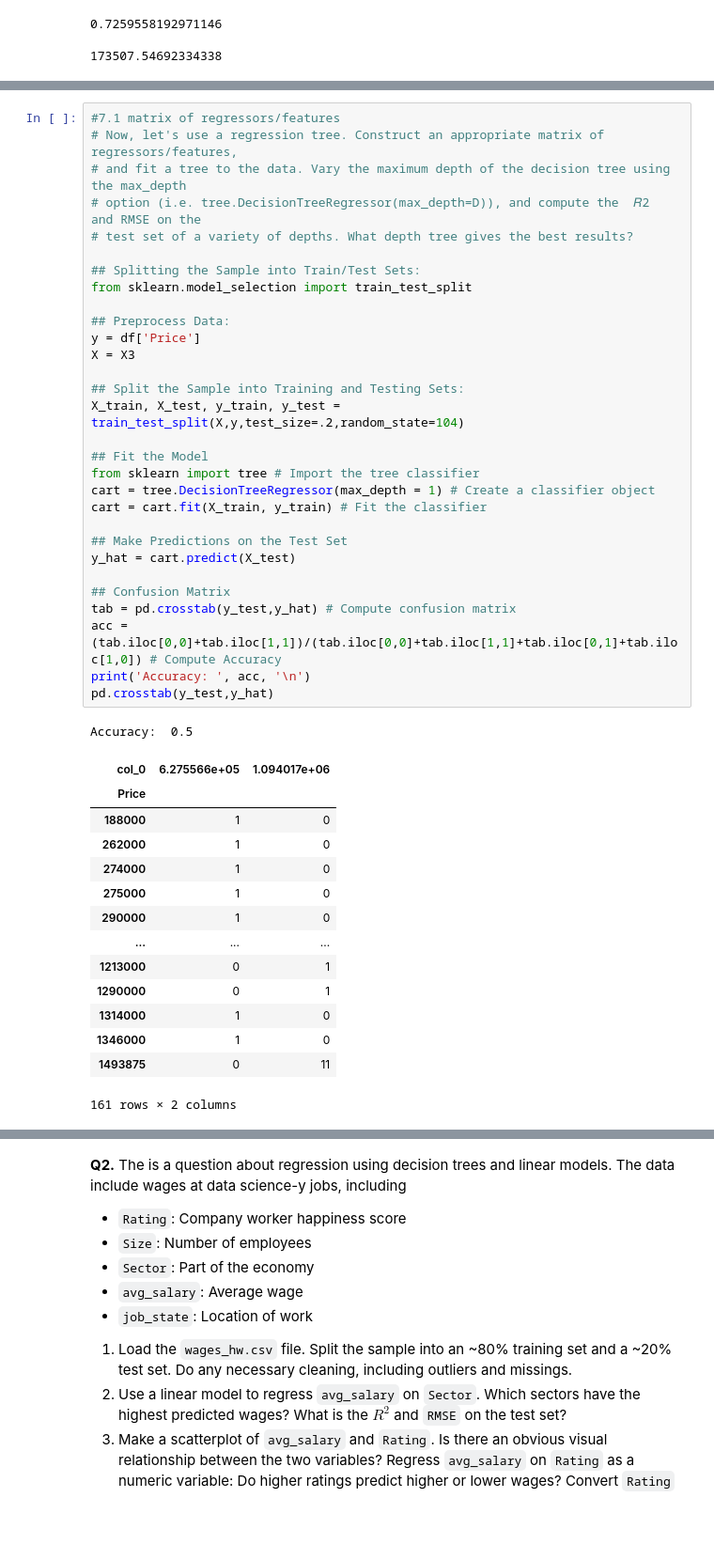
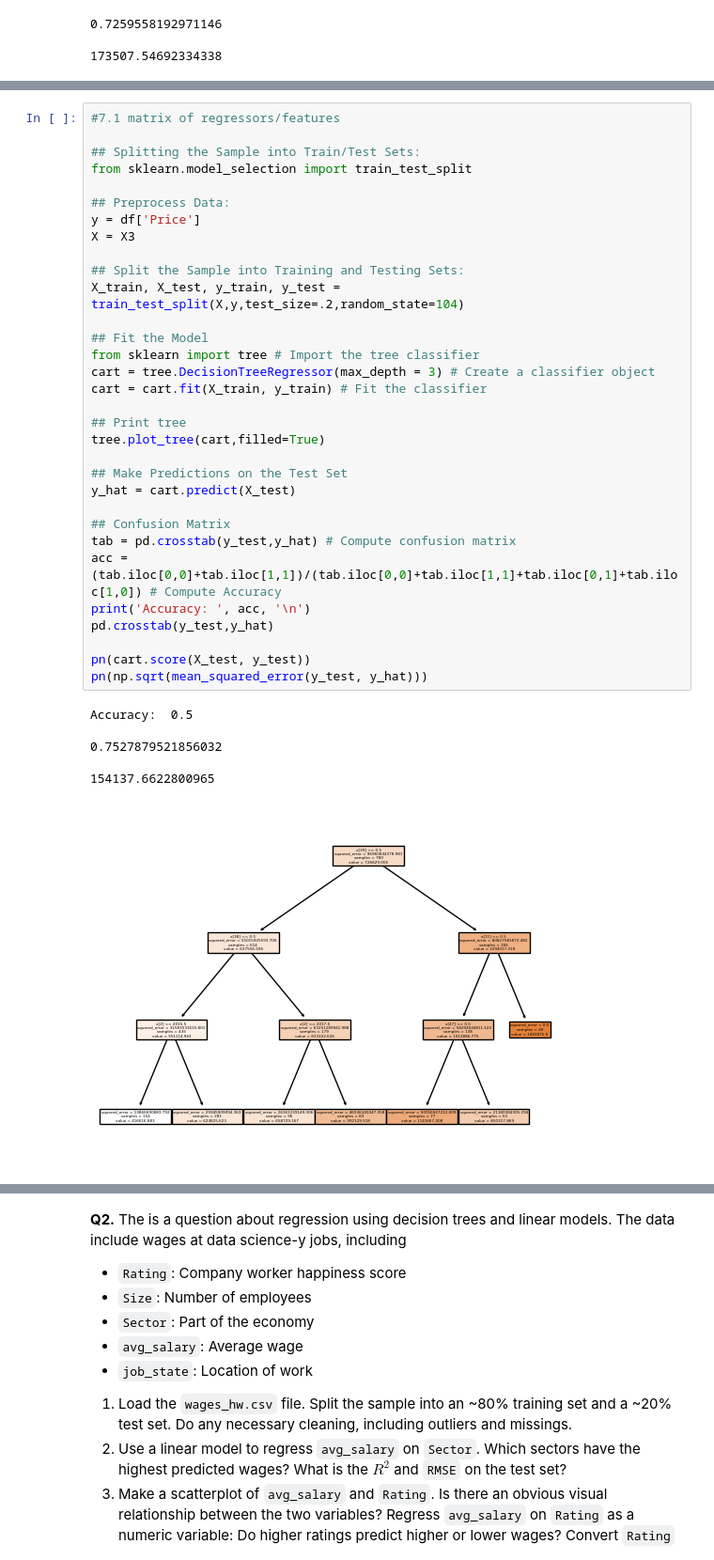
Before and after one commit to victoriadarosa/assignment4, a Jupyter notebook: assignment4.ipynb, the cells around one changed output, grey strips where cells are left out. Shown at 94% size. Drawn from its saved outputs; the diff is of its cells as text; blank space fills up the shorter version.

```diff
--- a/assignment4.ipynb
+++ b/assignment4.ipynb
@@ -230,46 +258,39 @@ pn(np.sqrt(mean_squared_error(y_test, y_pred)))
 # %%
 #7.1 matrix of regressors/features
-# Now, let's use a regression tree. Construct an appropriate matrix of regressors/features,
-# and fit a tree to the data. Vary the maximum depth of the decision tree using the max_depth
-# option (i.e. tree.DecisionTreeRegressor(max_depth=D)), and compute the  𝑅2  and RMSE on the
-# test set of a variety of depths. What depth tree gives the best results?
 
 ## Splitting the Sample into Train/Test Sets:
 from sklearn.model_selection import train_test_split
 
 ## Preprocess Data:
 y = df['Price']
 X = X3
 
 ## Split the Sample into Training and Testing Sets:
 X_train, X_test, y_train, y_test = train_test_split(X,y,test_size=.2,random_state=104)
 
 ## Fit the Model
 from sklearn import tree # Import the tree classifier
-cart = tree.DecisionTreeRegressor(max_depth = 1) # Create a classifier object
+cart = tree.DecisionTreeRegressor(max_depth = 3) # Create a classifier object
 cart = cart.fit(X_train, y_train) # Fit the classifier
+
+## Print tree
+tree.plot_tree(cart,filled=True)
 
 ## Make Predictions on the Test Set
 y_hat = cart.predict(X_test)
 
 ## Confusion Matrix
 tab = pd.crosstab(y_test,y_hat) # Compute confusion matrix
 acc = (tab.iloc[0,0]+tab.iloc[1,1])/(tab.iloc[0,0]+tab.iloc[1,1]+tab.iloc[0,1]+tab.iloc[1,0]) # Compute Accuracy
 print('Accuracy: ', acc, '\n')
 pd.crosstab(y_test,y_hat)
+
+pn(cart.score(X_test, y_test))
+pn(np.sqrt(mean_squared_error(y_test, y_hat)))
 # %% [output]
 Accuracy:  0.5
+
+0.7527879521856032
+
+154137.6622800965
-| col_0 | 6.275566e+05 | 1.094017e+06 |
-| Price |  |  |
-| 188000 | 1 | 0 |
-| 262000 | 1 | 0 |
-| 274000 | 1 | 0 |
-| 275000 | 1 | 0 |
-| 290000 | 1 | 0 |
-| ... | ... | ... |
-| 1213000 | 0 | 1 |
-| 1290000 | 0 | 1 |
-| 1314000 | 1 | 0 |
-| 1346000 | 1 | 0 |
-| 1493875 | 0 | 11 |
-161 rows × 2 columns
+[figure, added]
```
Also changed, not shown: parts of 30 cells of this notebook.
